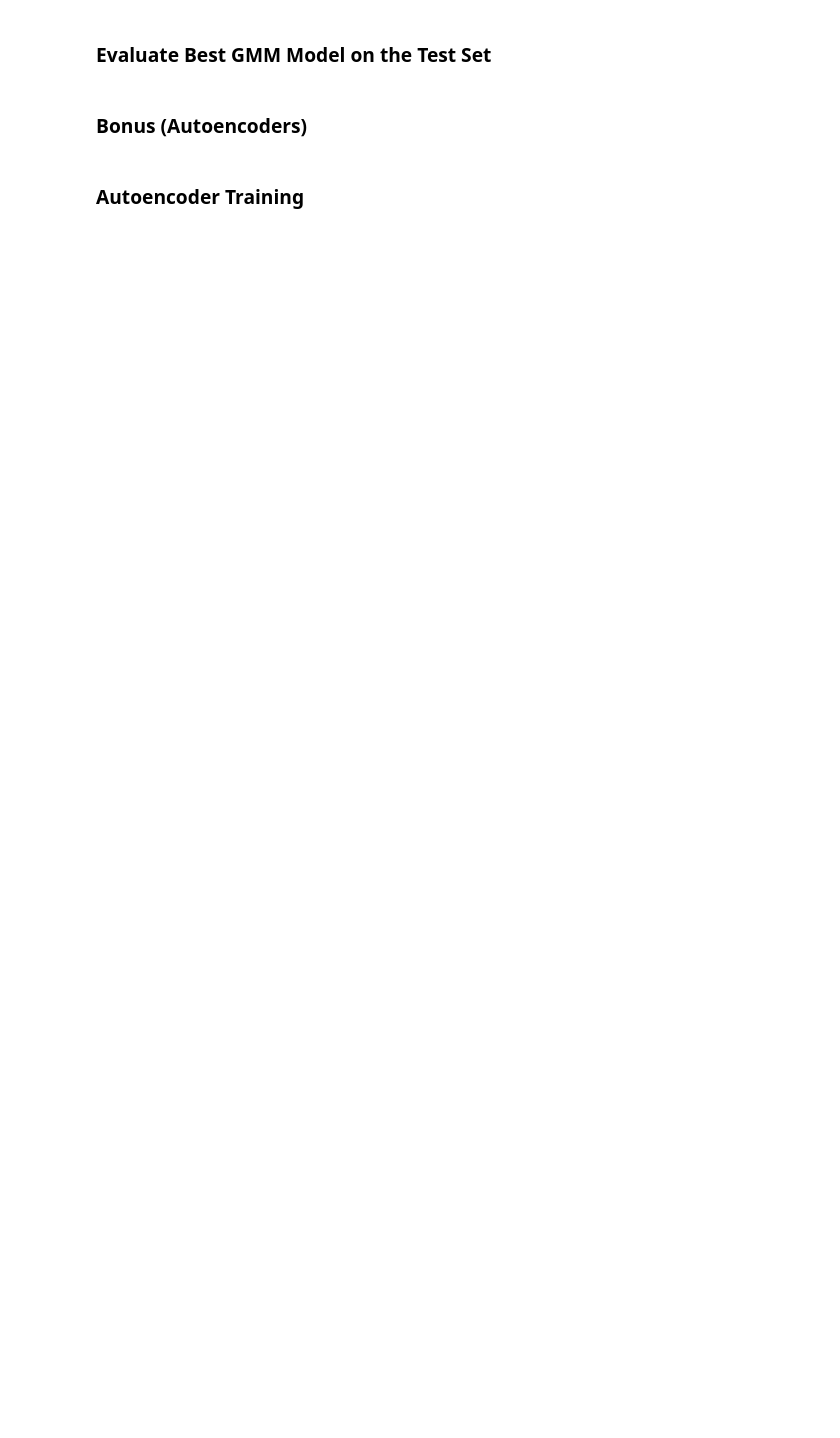
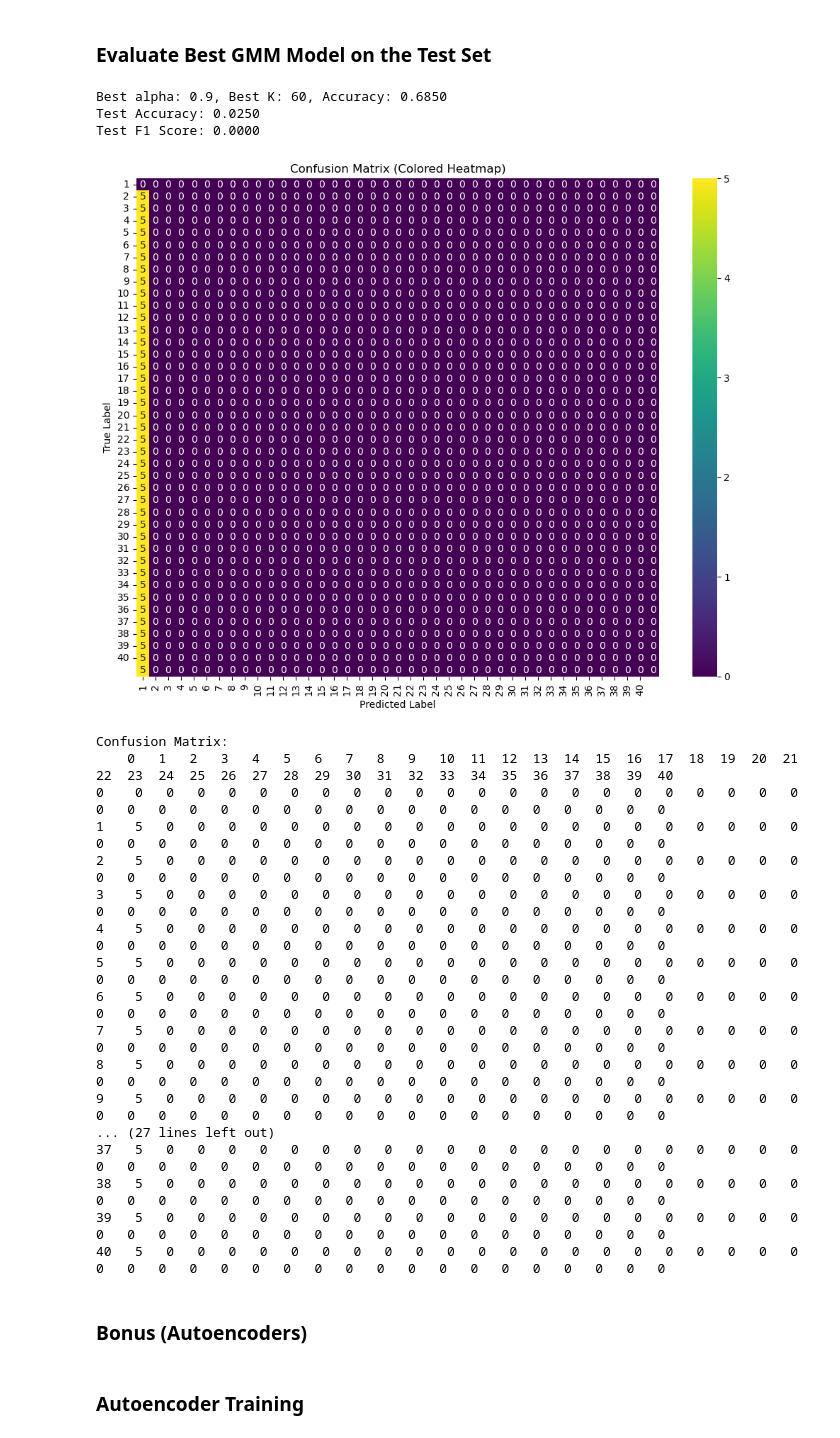
Before and after one commit to ranimeshehata/Face-Recognition, a Jupyter notebook: Face-Recognition.ipynb, the cells around one changed output. Drawn from its saved outputs; the diff is of its cells as text; code cells hidden in the pictures; blank space fills up the shorter version.

```diff
--- a/Face-Recognition.ipynb
+++ b/Face-Recognition.ipynb
@@ -320,7 +380,7 @@ class GMM:
 
     def fit(self, X):
         """Fit the GMM model to the data"""
-        np.random.seed(42)
+        # np.random.seed(42)
         n_samples, n_features = X.shape
 
         # initialize parameters
@@ -342,8 +402,7 @@ class GMM:
             covariance_inv = np.linalg.inv(self.covariances[i] + self.regularization * np.eye(n_features))  # add regularization
             exponent = -0.5 * np.sum(diff @ covariance_inv * diff, axis=1)
             responsibilities[:, i] = np.exp(exponent) * self.weights[i]
-        responsibilities /= responsibilities.sum(axis=1, keepdims=True) # normalize
-
+            responsibilities /= (responsibilities.sum(axis=1, keepdims=True) + 1e-10)  # normalize
         return responsibilities
 
     def _update_parameters(self, X, responsibilities):
@@ -389,10 +448,12 @@ def gmm_clustering_accuracy(y_true, y_pred):
 # %% [markdown]
 ### Run GMM for different alpha and K
 # %%
-# PCA projection and GMM fitting
+np.random.seed(42)  # Only once globally
+
 results_gmm = []
 for alpha in [0.8, 0.85, 0.9, 0.95]:
-    reduced_data, eigvecs = PCA(D_train, D_test, y_train, y_test).project(alpha)
+    pca_instance = PCA(D_train, D_test, y_train, y_test)
+    reduced_data, eigvecs = pca_instance.project(alpha)
 
     for K in [20, 40, 60]:
         gmm = GMM(n_components=K)
@@ -444,35 +525,57 @@ test_proj = D_test_centered @ eigvecs
 
 # fit the best GMM model on the train set
 train_proj, _ = pca.project(best_alpha)
-gmm_best = GaussianMixture(n_components=best_K)
+gmm_best = GMM(n_components=best_K)
 gmm_best.fit(train_proj)
 
 y_pred_test = gmm_best.predict(test_proj)
 
 # clustering accuracy
 acc = gmm_clustering_accuracy(pca.y_test, y_pred_test)
 print(f"Test Accuracy: {acc:.4f}")
 
 # F1 Score
 f1 = f1_score(pca.y_test, y_pred_test, average='macro')
 print(f"Test F1 Score: {f1:.4f}")
 
 # Confusion Matrix
 cm = confusion_matrix(pca.y_test, y_pred_test)
 
 plt.figure(figsize=(10, 8))
 sns.heatmap(cm, annot=True, fmt='d', cmap='viridis', cbar=True,
             xticklabels=np.unique(pca.y_test),
             yticklabels=np.unique(pca.y_test))
 plt.title("Confusion Matrix (Colored Heatmap)")
 plt.xlabel("Predicted Label")
 plt.ylabel("True Label")
 plt.tight_layout()
 plt.show()
 
 print("Confusion Matrix:")
 df = pd.DataFrame(cm)
 print(df.to_string())
+# %% [output]
+Best alpha: 0.9, Best K: 60, Accuracy: 0.6850
+Test Accuracy: 0.0250
+Test F1 Score: 0.0000
+[figure, added]
+Confusion Matrix:
+    0   1   2   3   4   5   6   7   8   9   10  11  12  13  14  15  16  17  18  19  20  21  22  23  24  25  26  27  28  29  30  31  32  33  34  35  36  37  38  39  40
+0    0   0   0   0   0   0   0   0   0   0   0   0   0   0   0   0   0   0   0   0   0   0   0   0   0   0   0   0   0   0   0   0   0   0   0   0   0   0   0   0   0
+1    5   0   0   0   0   0   0   0   0   0   0   0   0   0   0   0   0   0   0   0   0   0   0   0   0   0   0   0   0   0   0   0   0   0   0   0   0   0   0   0   0
+2    5   0   0   0   0   0   0   0   0   0   0   0   0   0   0   0   0   0   0   0   0   0   0   0   0   0   0   0   0   0   0   0   0   0   0   0   0   0   0   0   0
+3    5   0   0   0   0   0   0   0   0   0   0   0   0   0   0   0   0   0   0   0   0   0   0   0   0   0   0   0   0   0   0   0   0   0   0   0   0   0   0   0   0
+4    5   0   0   0   0   0   0   0   0   0   0   0   0   0   0   0   0   0   0   0   0   0   0   0   0   0   0   0   0   0   0   0   0   0   0   0   0   0   0   0   0
+5    5   0   0   0   0   0   0   0   0   0   0   0   0   0   0   0   0   0   0   0   0   0   0   0   0   0   0   0   0   0   0   0   0   0   0   0   0   0   0   0   0
+6    5   0   0   0   0   0   0   0   0   0   0   0   0   0   0   0   0   0   0   0   0   0   0   0   0   0   0   0   0   0   0   0   0   0   0   0   0   0   0   0   0
+7    5   0   0   0   0   0   0   0   0   0   0   0   0   0   0   0   0   0   0   0   0   0   0   0   0   0   0   0   0   0   0   0   0   0   0   0   0   0   0   0   0
+8    5   0   0   0   0   0   0   0   0   0   0   0   0   0   0   0   0   0   0   0   0   0   0   0   0   0   0   0   0   0   0   0   0   0   0   0   0   0   0   0   0
+9    5   0   0   0   0   0   0   0   0   0   0   0   0   0   0   0   0   0   0   0   0   0   0   0   0   0   0   0   0   0   0   0   0   0   0   0   0   0   0   0   0
+... (27 lines left out)
+37   5   0   0   0   0   0   0   0   0   0   0   0   0   0   0   0   0   0   0   0   0   0   0   0   0   0   0   0   0   0   0   0   0   0   0   0   0   0   0   0   0
+38   5   0   0   0   0   0   0   0   0   0   0   0   0   0   0   0   0   0   0   0   0   0   0   0   0   0   0   0   0   0   0   0   0   0   0   0   0   0   0   0   0
+39   5   0   0   0   0   0   0   0   0   0   0   0   0   0   0   0   0   0   0   0   0   0   0   0   0   0   0   0   0   0   0   0   0   0   0   0   0   0   0   0   0
+40   5   0   0   0   0   0   0   0   0   0   0   0   0   0   0   0   0   0   0   0   0   0   0   0   0   0   0   0   0   0   0   0   0   0   0   0   0   0   0   0   0
 # %% [markdown]
 ### Bonus (Autoencoders)
 # %%
```
Also changed, not shown: parts of 23 cells of this notebook.
